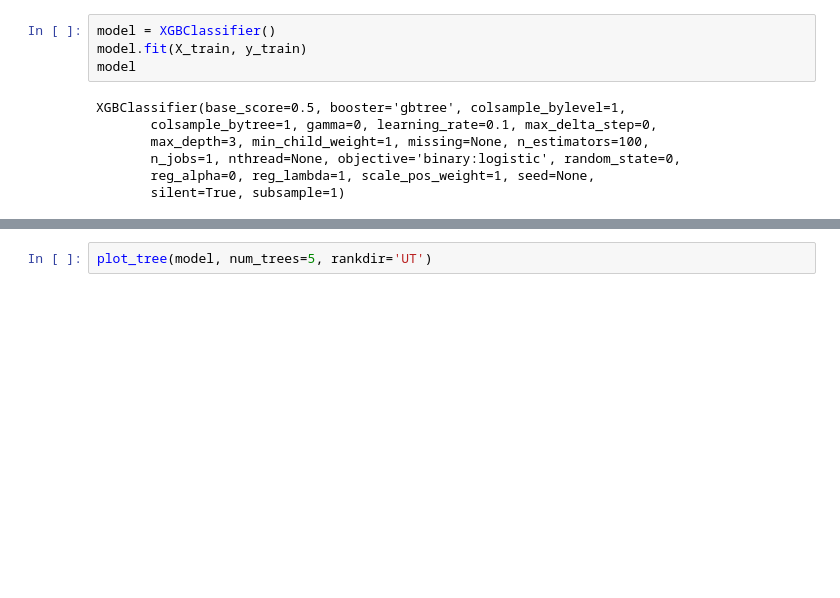
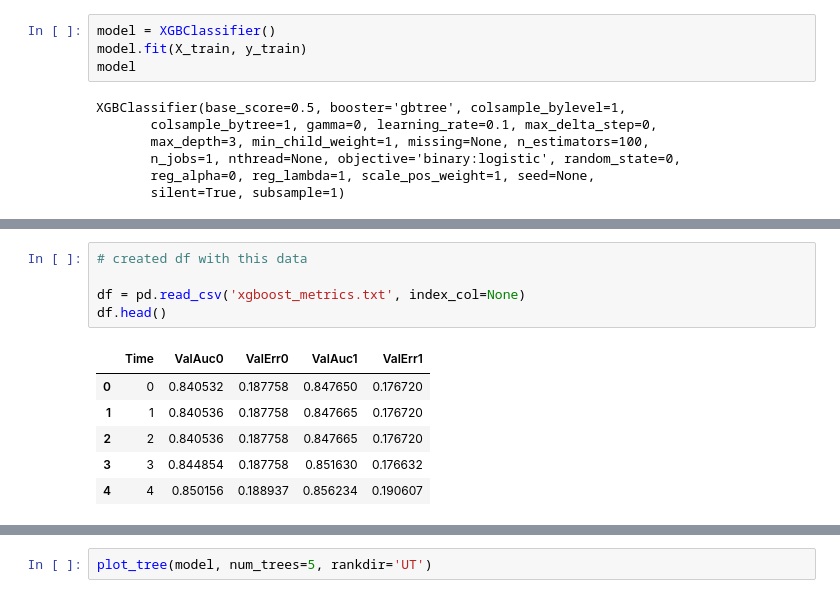
Before and after one commit to praveentn/hgwxx7, a Jupyter notebook: projects/classify/ml_python_xgbclassifier_income_category_1.ipynb, the cells around one changed output, grey strips where cells are left out. Drawn from its saved outputs; the diff is of its cells as text; blank space fills up the shorter version.

```diff
--- a/projects/classify/ml_python_xgbclassifier_income_category_1.ipynb
+++ b/projects/classify/ml_python_xgbclassifier_income_category_1.ipynb
@@ -359,0 +389,12 @@ XGBClassifier(base_score=0.5, booster='gbtree', colsample_bylevel=1,
+# %%
+# created df with this data
+
+df = pd.read_csv('xgboost_metrics.txt', index_col=None)
+df.head()
+# %% [output]
+|  | Time | ValAuc0 | ValErr0 | ValAuc1 | ValErr1 |
+| 0 | 0 | 0.840532 | 0.187758 | 0.847650 | 0.176720 |
+| 1 | 1 | 0.840536 | 0.187758 | 0.847665 | 0.176720 |
+| 2 | 2 | 0.840536 | 0.187758 | 0.847665 | 0.176720 |
+| 3 | 3 | 0.844854 | 0.187758 | 0.851630 | 0.176632 |
+| 4 | 4 | 0.850156 | 0.188937 | 0.856234 | 0.190607 |
```
Also changed, not shown: parts of 6 cells of this notebook.
